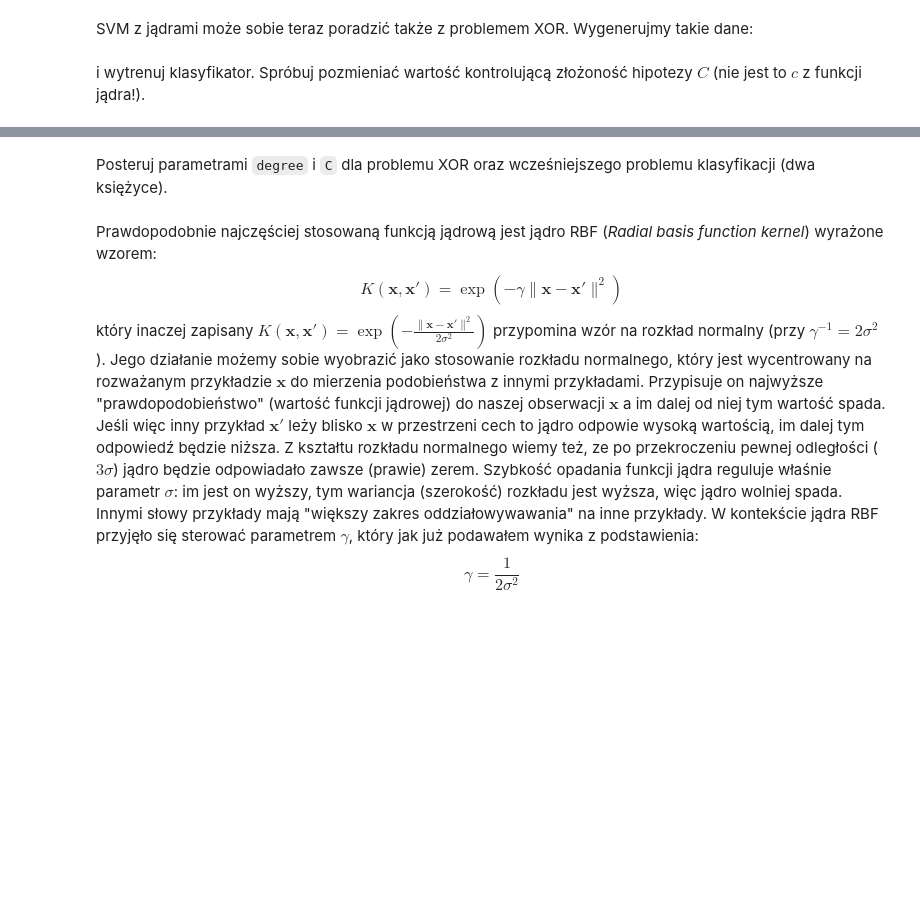
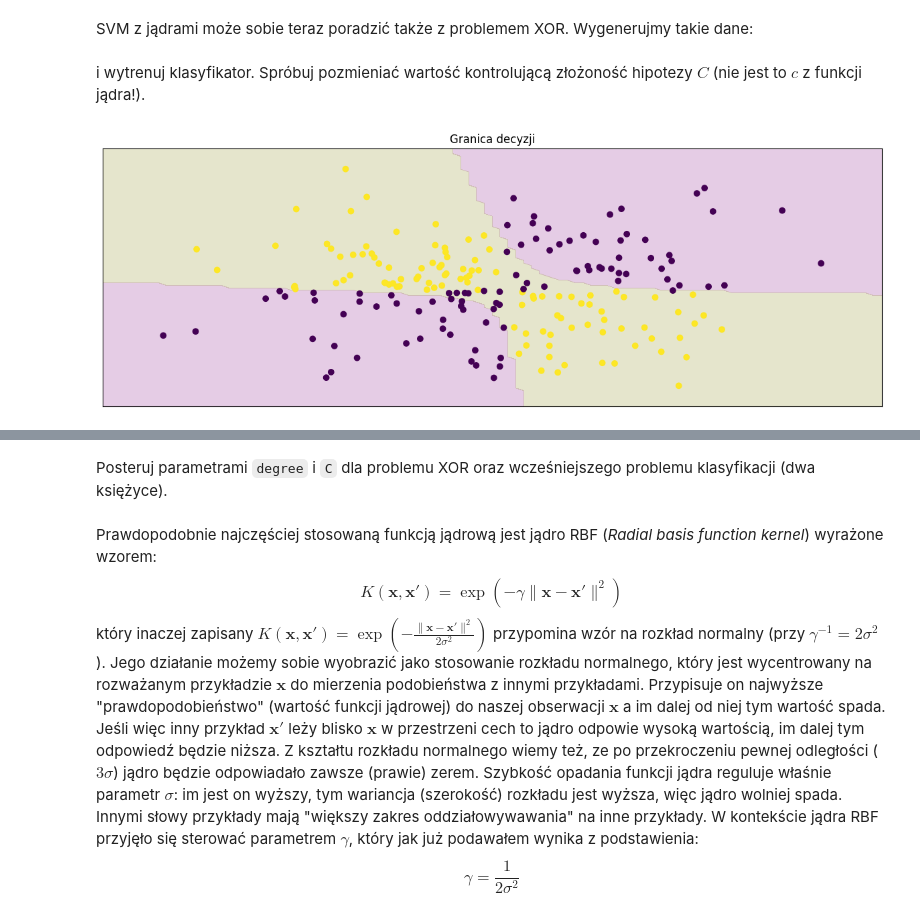
Before and after one commit to BartekAndree/2025_sus, a Jupyter notebook: 03/su-lab-zad-dom-3/su-lab-zad-dom-3.ipynb, the cells around one changed output, grey strips where cells are left out. Drawn from its saved outputs; the diff is of its cells as text; code cells hidden in the pictures; blank space fills up the shorter version.

```diff
--- a/03/su-lab-zad-dom-3/su-lab-zad-dom-3.ipynb
+++ b/03/su-lab-zad-dom-3/su-lab-zad-dom-3.ipynb
@@ -299,6 +417,8 @@ y = np.logical_xor(x[:, 0] > 0, x[:, 1] > 0)
 # %% [markdown]
 i wytrenuj klasyfikator. Spróbuj pozmieniać wartość kontrolującą złożoność hipotezy $C$ (nie jest to $c$ z funkcji jądra!).
 # %%
-model = SVC(kernel='poly', coef0=1)
+model = SVC(kernel='poly', coef0=0.5, degree=5)
 model.fit(x, y)
 plot_classifier(x, y, model)
+# %% [output]
+[figure, added]
```
Also changed, not shown: parts of 37 cells of this notebook.
